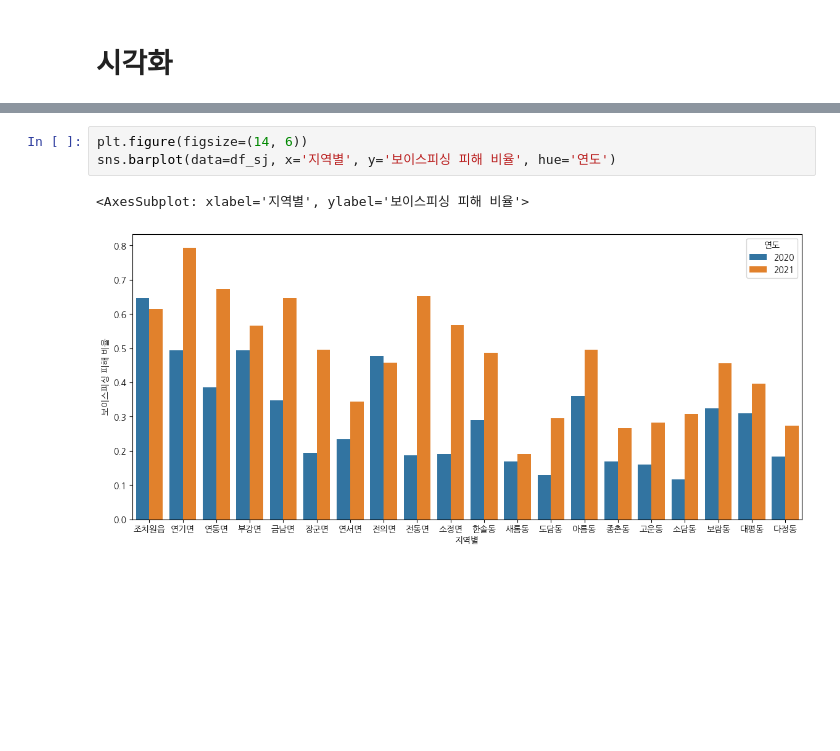
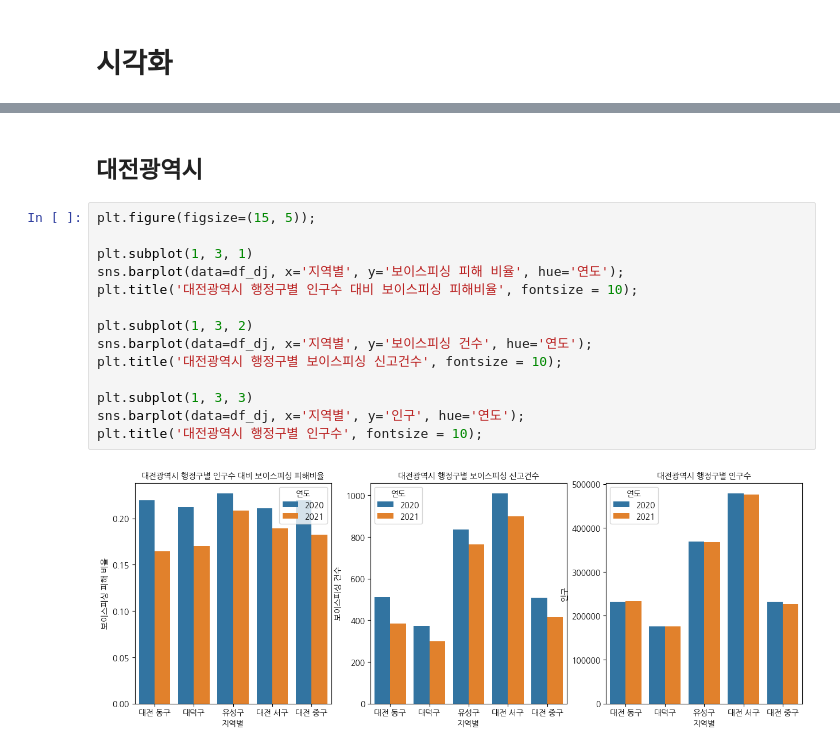
Before and after one commit to slee-02/1986-policing-data, a Jupyter notebook: eda.ipynb, the cells around one changed output, grey strips where cells are left out. Drawn from its saved outputs; the diff is of its cells as text; blank space fills up the shorter version.

```diff
--- a/eda.ipynb
+++ b/eda.ipynb
@@ -33,6 +20,18 @@ sns.barplot(data=df_cn, x='지역별', y='보이스피싱 피해 비율', hue='
-# %%
-plt.figure(figsize=(14, 6))
-sns.barplot(data=df_sj, x='지역별', y='보이스피싱 피해 비율', hue='연도')
-# %% [output]
-<AxesSubplot: xlabel='지역별', ylabel='보이스피싱 피해 비율'>
-[figure, removed]
+# %% [markdown]
+## 대전광역시
+# %%
+plt.figure(figsize=(15, 5));
+
+plt.subplot(1, 3, 1)
+sns.barplot(data=df_dj, x='지역별', y='보이스피싱 피해 비율', hue='연도');
+plt.title('대전광역시 행정구별 인구수 대비 보이스피싱 피해비율', fontsize = 10);
+
+plt.subplot(1, 3, 2)
+sns.barplot(data=df_dj, x='지역별', y='보이스피싱 건수', hue='연도');
+plt.title('대전광역시 행정구별 보이스피싱 신고건수', fontsize = 10);
+
+plt.subplot(1, 3, 3)
+sns.barplot(data=df_dj, x='지역별', y='인구', hue='연도');
+plt.title('대전광역시 행정구별 인구수', fontsize = 10);
+# %% [output]
+[figure, added]
```
Also changed, not shown: parts of 9 cells of this notebook.
